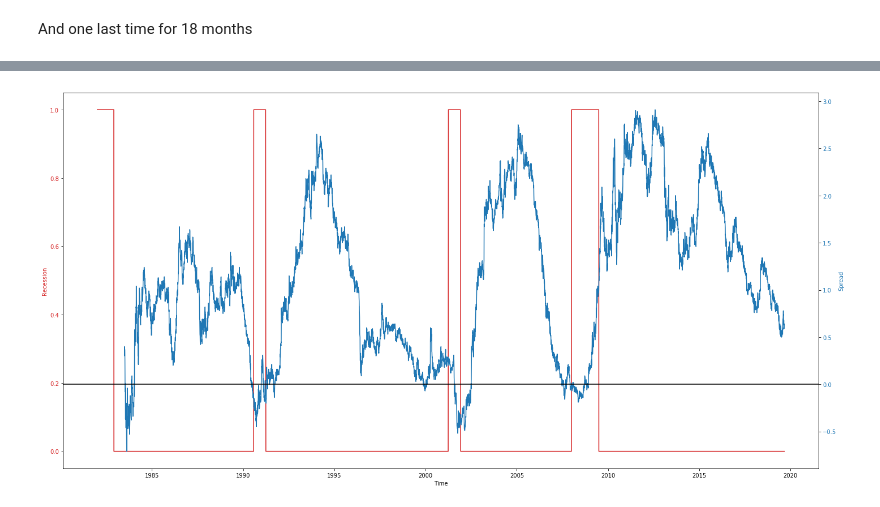
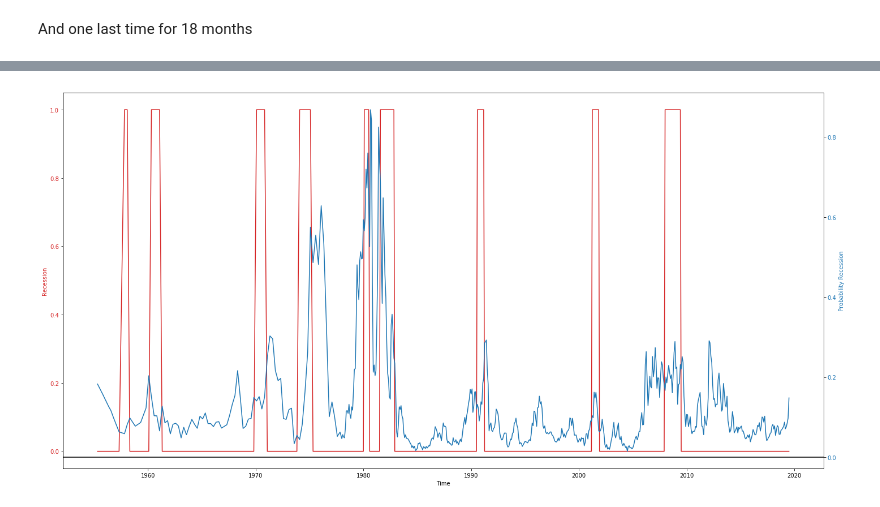
Before and after one commit to nick-cochrane/Project-5, a Jupyter notebook: Project 5 MVP.ipynb, the cells around one changed output, grey strips where cells are left out. Cells and saved outputs as stored; diff of their text form; code cells hidden in the pictures.

```diff
--- a/Project 5 MVP.ipynb
+++ b/Project 5 MVP.ipynb
@@ -122,0 +355,11 @@ And one last time for 18 months
+# %%
+std_scale = preprocessing.StandardScaler().fit(X)
+X = std_scale.transform(X)
+# %%
+logit = LogisticRegression(C = 0.95)
+logit.fit(X, y)
+y_predict = logit.predict(X)
+# %%
+rec_probs_2 = logit.predict_proba(X)
+temp = pd.DataFrame(rec_probs_2)
+temp.head()
@@ -122,0 +373,3 @@ And one last time for 18 months
+# %%
+df_logit.reset_index(drop = True, inplace = True)
+df_logit['Rec Prob'] = temp[1]
@@ -123,21 +385,21 @@ And one last time for 18 months
 # %%
 fig, ax1 = plt.subplots(figsize=(20,10))
 
 color = 'tab:red'
 ax1.set_xlabel('Time')
 ax1.set_ylabel('Recession', color=color)
-ax1.plot(df['Date'], df['Recession'], color=color)
+ax1.plot(df_logit['Date'], df_logit['Recession'], color=color)
 ax1.tick_params(axis='y', labelcolor=color)
 
 ax2 = ax1.twinx()
 
 color = 'tab:blue'
-ax2.set_ylabel('Spread', color=color)
-ax2.plot(df['Date'], df['10Y-2Y 18M Forward'], color=color)
+ax2.set_ylabel('Probability Recession', color=color)
+ax2.plot(df_logit['Date'], df_logit['Rec Prob'], color=color)
 ax2.tick_params(axis='y', labelcolor=color)
 
 fig.tight_layout()
 plt.axhline(0, color="black")
 plt.show()
 # %% [output]
-[figure, old version]
+[figure, new version]
```
Also changed, not shown: parts of 38 cells of this notebook.
